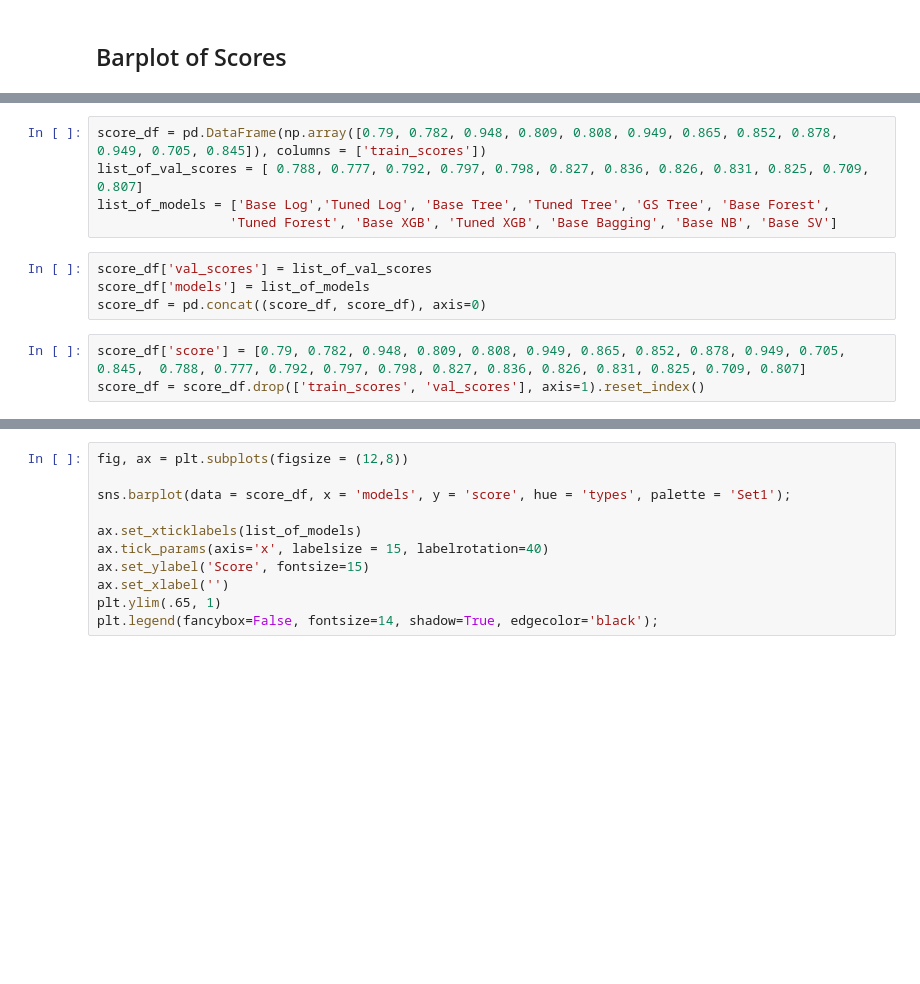
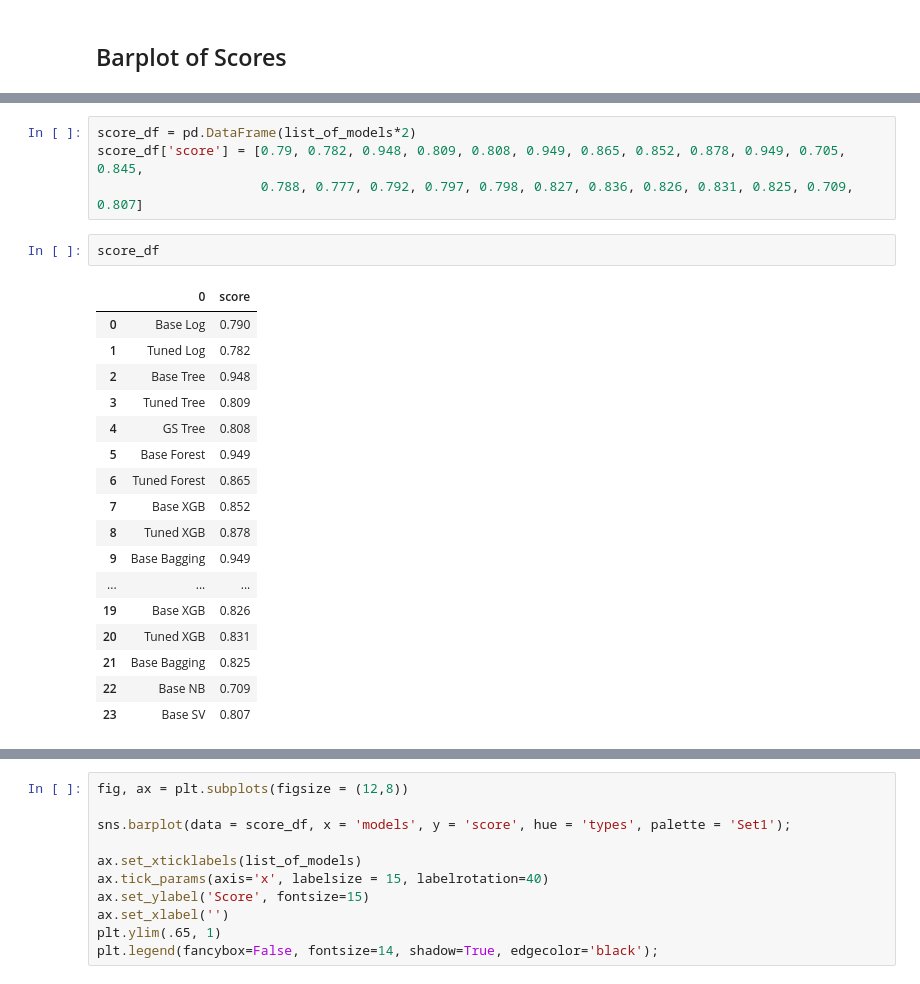
Before and after one commit to Robertoliver2000/TanzaniaWaterProject, a Jupyter notebook: notebooks/exploratory/killian_notebooks/killian_notebook.ipynb, the cells around one changed output, grey strips where cells are left out. Drawn from its saved outputs; the diff is of its cells as text; blank space fills up the shorter version.

```diff
--- a/notebooks/exploratory/killian_notebooks/killian_notebook.ipynb
+++ b/notebooks/exploratory/killian_notebooks/killian_notebook.ipynb
@@ -430,15 +478,27 @@ XGBClassifier(alpha=0.5, base_score=0.5, booster='gbtree', colsample_bylevel=1,
 # %%
-score_df = pd.DataFrame(np.array([0.79, 0.782, 0.948, 0.809, 0.808, 0.949, 0.865, 0.852, 0.878, 0.949, 0.705, 0.845]), columns = ['train_scores'])
-list_of_val_scores = [ 0.788, 0.777, 0.792, 0.797, 0.798, 0.827, 0.836, 0.826, 0.831, 0.825, 0.709, 0.807]
-list_of_models = ['Base Log','Tuned Log', 'Base Tree', 'Tuned Tree', 'GS Tree', 'Base Forest',
-                 'Tuned Forest', 'Base XGB', 'Tuned XGB', 'Base Bagging', 'Base NB', 'Base SV']
+score_df = pd.DataFrame(list_of_models*2)
+score_df['score'] = [0.79, 0.782, 0.948, 0.809, 0.808, 0.949, 0.865, 0.852, 0.878, 0.949, 0.705, 0.845,
+                     0.788, 0.777, 0.792, 0.797, 0.798, 0.827, 0.836, 0.826, 0.831, 0.825, 0.709, 0.807]
-# %%
-score_df['val_scores'] = list_of_val_scores
-score_df['models'] = list_of_models
-score_df = pd.concat((score_df, score_df), axis=0)
-# %%
-score_df['score'] = [0.79, 0.782, 0.948, 0.809, 0.808, 0.949, 0.865, 0.852, 0.878, 0.949, 0.705, 0.845,  0.788, 0.777, 0.792, 0.797, 0.798, 0.827, 0.836, 0.826, 0.831, 0.825, 0.709, 0.807]
-score_df = score_df.drop(['train_scores', 'val_scores'], axis=1).reset_index()
+# %%
+score_df
+# %% [output]
+|  | 0 | score |
+| 0 | Base Log | 0.790 |
+| 1 | Tuned Log | 0.782 |
+| 2 | Base Tree | 0.948 |
+| 3 | Tuned Tree | 0.809 |
+| 4 | GS Tree | 0.808 |
+| 5 | Base Forest | 0.949 |
+| 6 | Tuned Forest | 0.865 |
+| 7 | Base XGB | 0.852 |
+| 8 | Tuned XGB | 0.878 |
+| 9 | Base Bagging | 0.949 |
+| ... | ... | ... |
+| 19 | Base XGB | 0.826 |
+| 20 | Tuned XGB | 0.831 |
+| 21 | Base Bagging | 0.825 |
+| 22 | Base NB | 0.709 |
+| 23 | Base SV | 0.807 |
 # %%
 types = ['train'] *12 + ['val']*12
 score_df['types'] = types
```
Also changed, not shown: parts of 13 cells of this notebook, 1 other file.
